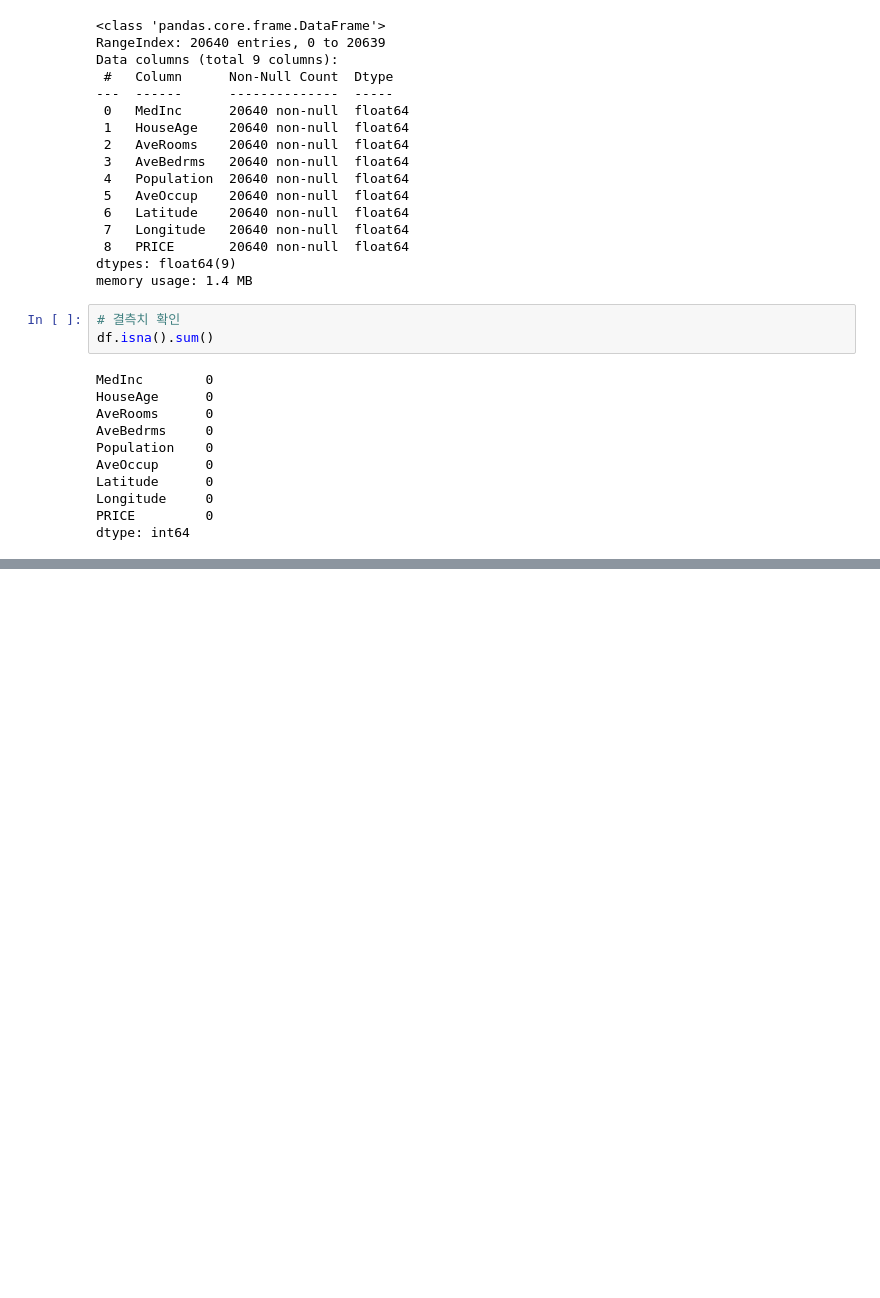
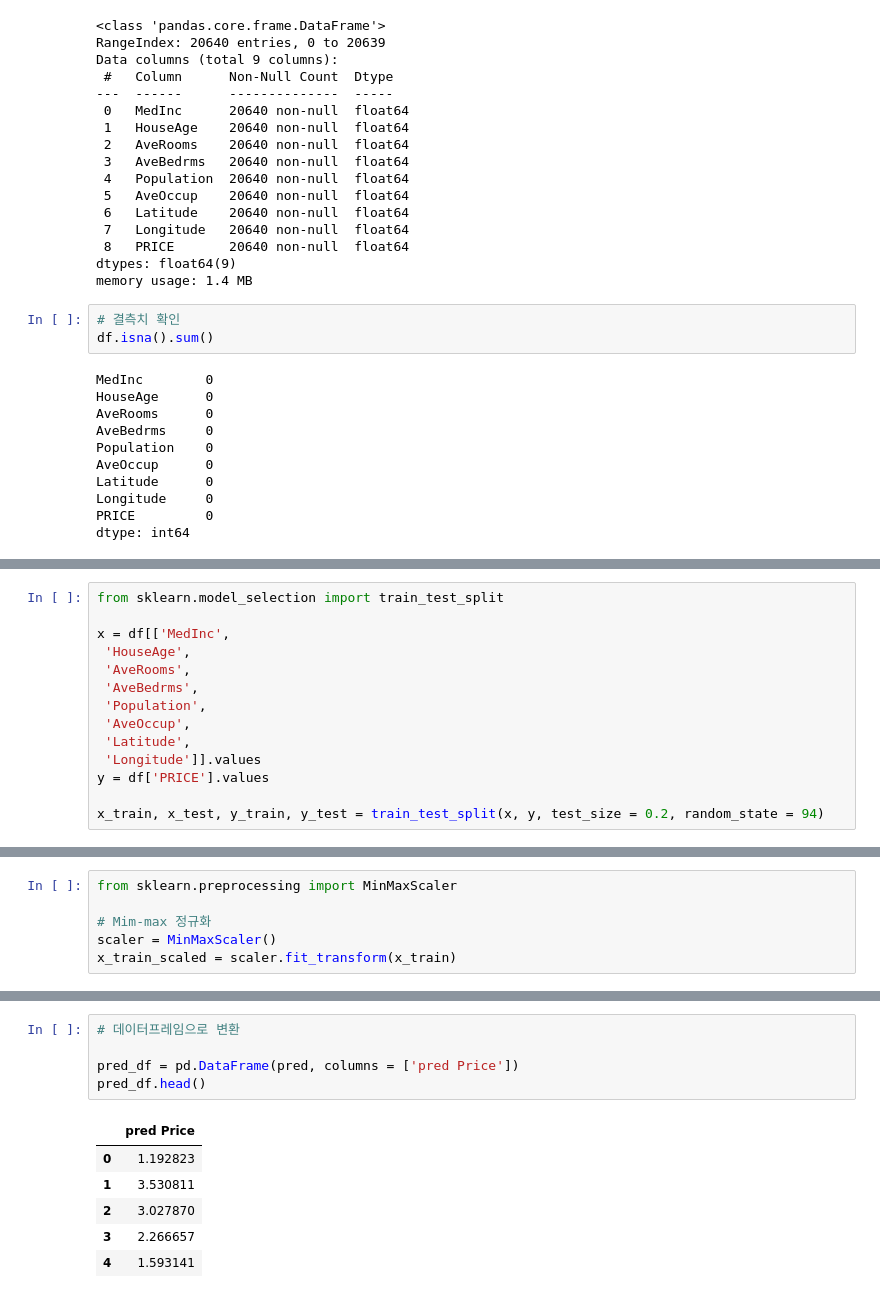
Before and after one commit to DANU011/practice-analysis, a Jupyter notebook: bigdata/bigdata_chap5_regression.ipynb, the cells around one changed output, grey strips where cells are left out. Saved outputs shown, nothing was run; the diff lists cells and outputs as text; blank space fills up the shorter version.

```diff
--- a/bigdata/bigdata_chap5_regression.ipynb
+++ b/bigdata/bigdata_chap5_regression.ipynb
@@ -91,0 +108,14 @@ for i, feature in enumerate(features) :
+# %%
+from sklearn.model_selection import train_test_split
+
+x = df[['MedInc',
+ 'HouseAge',
+ 'AveRooms',
+ 'AveBedrms',
+ 'Population',
+ 'AveOccup',
+ 'Latitude',
+ 'Longitude']].values
+y = df['PRICE'].values
+
+x_train, x_test, y_train, y_test = train_test_split(x, y, test_size = 0.2, random_state = 94)
@@ -91,0 +130,6 @@ for i, feature in enumerate(features) :
+# %%
+from sklearn.preprocessing import MinMaxScaler
+
+# Mim-max 정규화
+scaler = MinMaxScaler()
+x_train_scaled = scaler.fit_transform(x_train)
@@ -91,0 +185,12 @@ for i, feature in enumerate(features) :
+# %%
+# 데이터프레임으로 변환
+
+pred_df = pd.DataFrame(pred, columns = ['pred Price'])
+pred_df.head()
+# %% [output]
+|  | pred Price |
+| 0 | 1.192823 |
+| 1 | 3.530811 |
+| 2 | 3.027870 |
+| 3 | 2.266657 |
+| 4 | 1.593141 |
```
Also changed, not shown: parts of 15 cells of this notebook.
